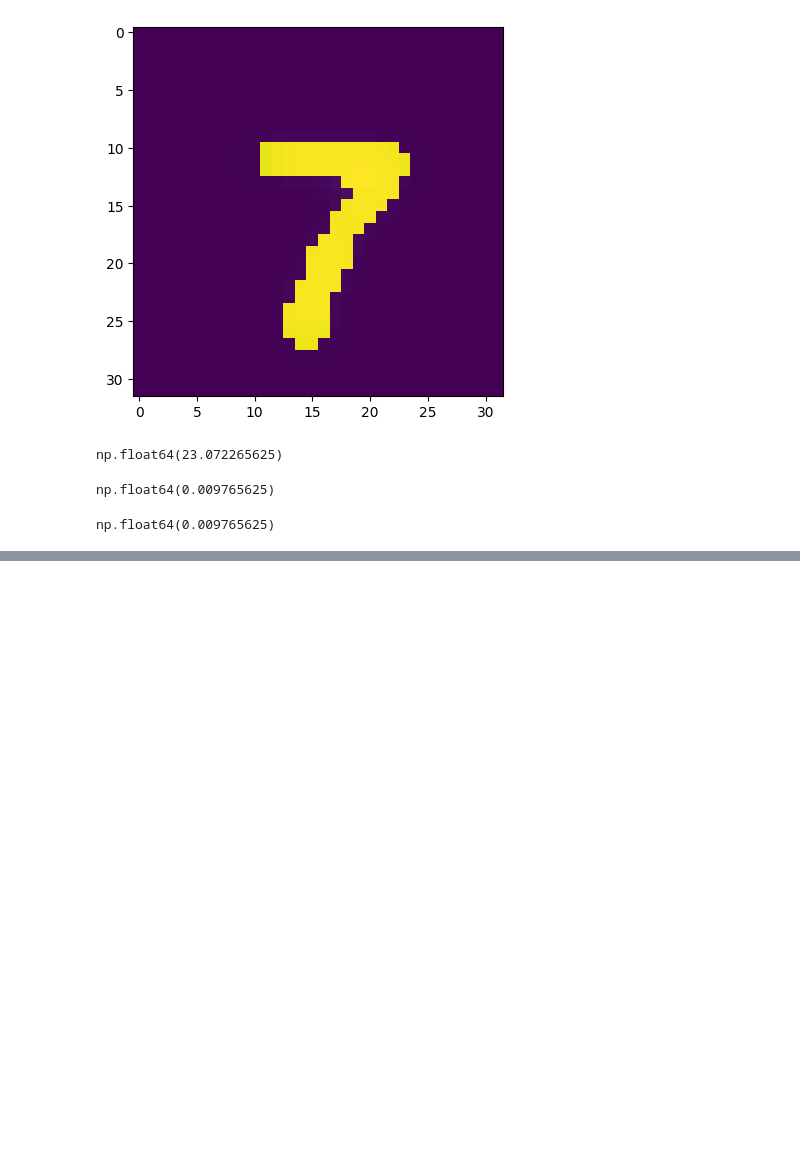
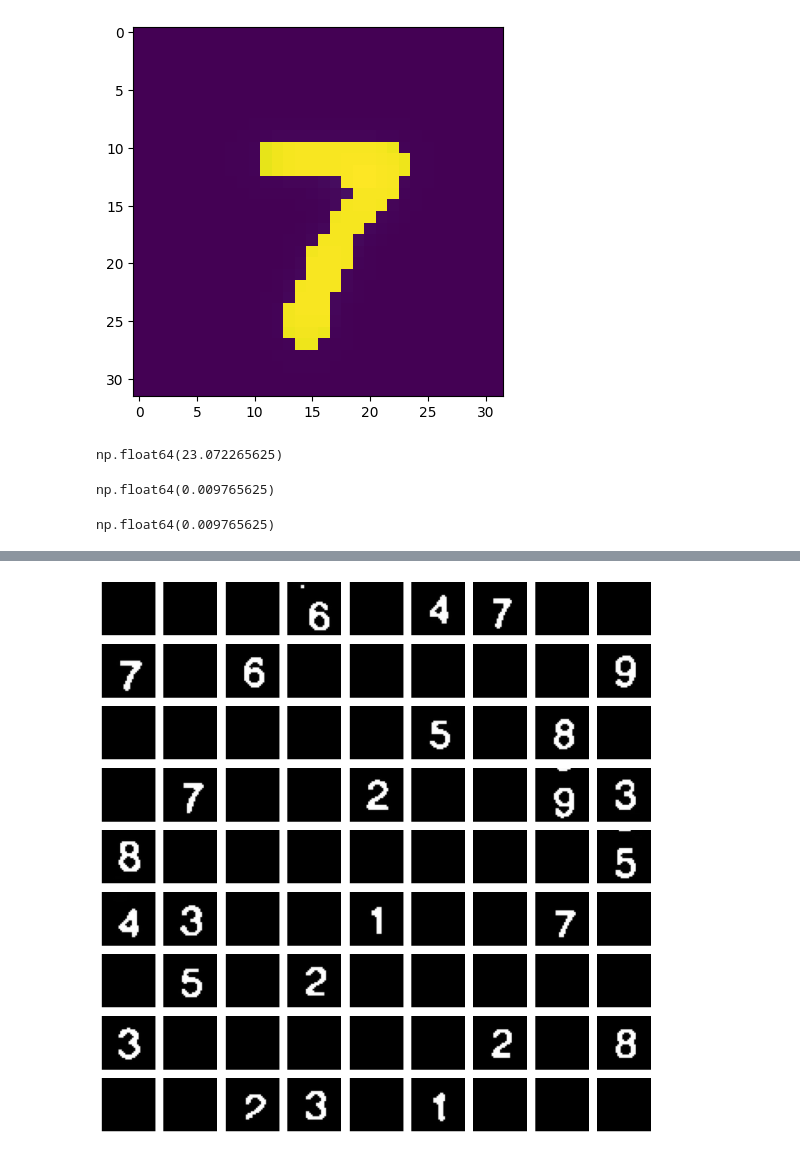
Before and after one commit to parsamhb82/AI-Powered_Sudoku_Grid_Extraction_and_Solver, a Jupyter notebook: image_processing.ipynb, the cells around one changed output, grey strips where cells are left out. Drawn from its saved outputs; the diff is of its cells as text; code cells hidden in the pictures; blank space fills up the shorter version.

```diff
--- a/image_processing.ipynb
+++ b/image_processing.ipynb
@@ -272,0 +286,47 @@ plt.show()
+# %%
+def center_image(image):
+    # Find the coordinates of non-zero pixels
+    non_zero_indices = np.nonzero(image)
+
+    # Calculate the centroid (mean of non-zero pixel coordinates)
+    centroid_x = np.mean(non_zero_indices[0])
+    centroid_y = np.mean(non_zero_indices[1])
+
+    # Calculate the center of the image (in this case, 16, 16 for a 32x32 image)
+    center_x = image.shape[0] // 2
+    center_y = image.shape[1] // 2
+
+    # Calculate the shift required to center the image
+    shift_x = int(center_x - centroid_x)
+    shift_y = int(center_y - centroid_y)
+
+    # Create a new empty image (32x32) initialized with zeros
+    centered_image = np.zeros_like(image)
+
+    # Shift the non-zero pixels into the new image
+    for i in range(len(non_zero_indices[0])):
+        x, y = non_zero_indices[0][i], non_zero_indices[1][i]
+        new_x = x + shift_x
+        new_y = y + shift_y
+        if 0 <= new_x < image.shape[0] and 0 <= new_y < image.shape[1]:
+            centered_image[new_x, new_y] = image[x, y]
+
+    return centered_image
+# %%
+for i in range(grid_size):
+    for j in range(grid_size):
+
+        if soduku_filled[i][j] == False:
+            continue
+        soduku_grid[i][j] = center_image(soduku_grid[i][j])
+
+fig, axes = plt.subplots(grid_size, grid_size, figsize=(10, 10))
+for i in range(grid_size):
+    for j in range(grid_size):
+        axes[i, j].imshow(soduku_grid[i][j], cmap='gray')
+        axes[i, j].axis("off")
+
+plt.tight_layout()
+plt.show()
+# %% [output]
+[figure, added]
```
Also changed, not shown: parts of 14 cells of this notebook, 1 other file.
